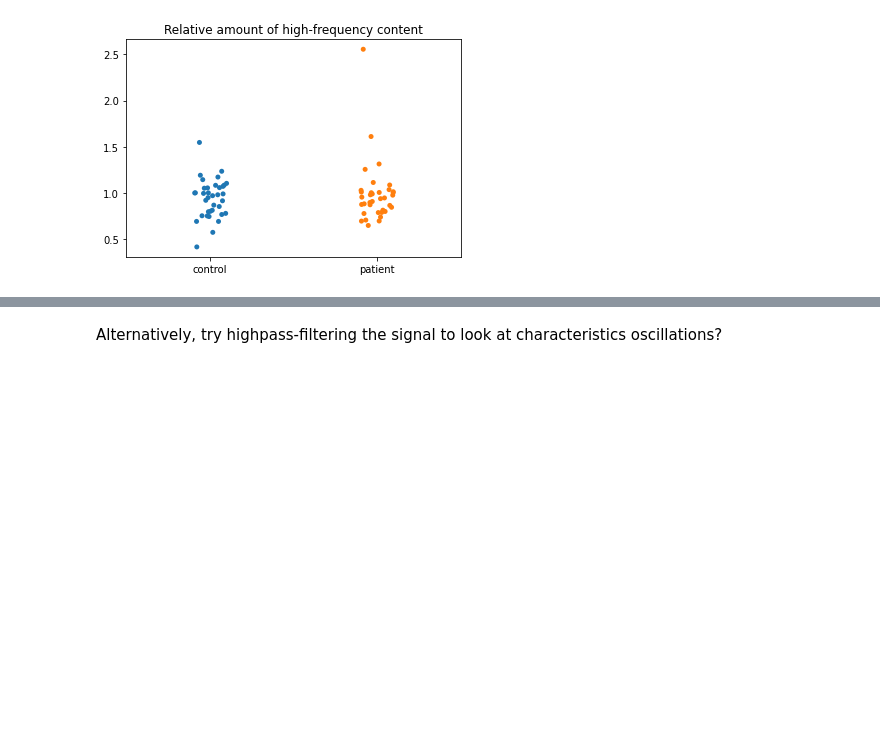
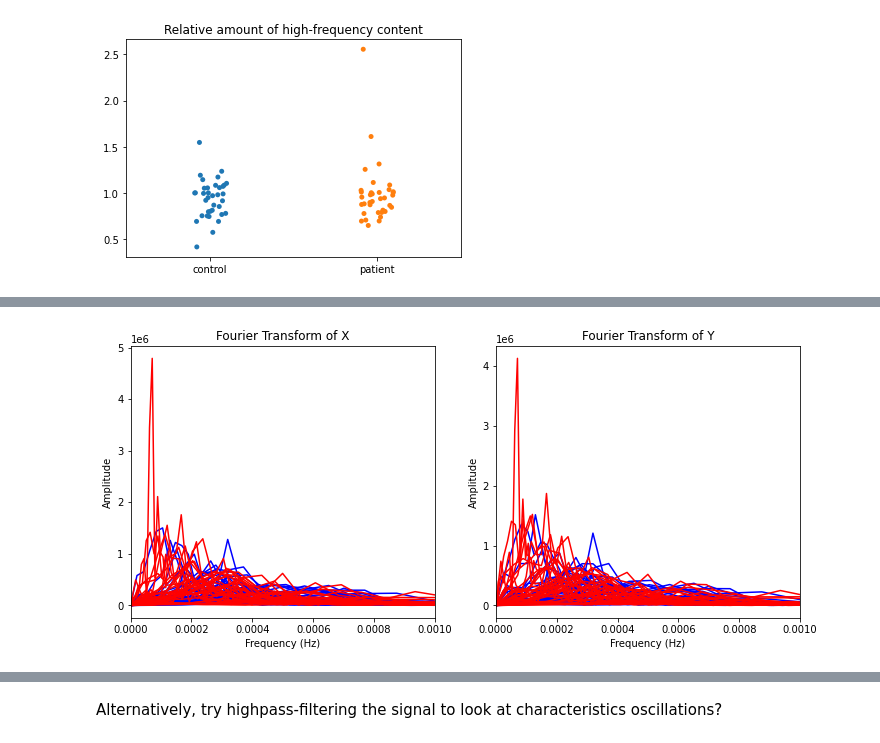
Before and after one commit to jaychandra3/NDD_Analysis, a Jupyter notebook: fourier_transform_tutorial.ipynb, the cells around one changed output, grey strips where cells are left out. Drawn from its saved outputs; the diff is of its cells as text; code cells hidden in the pictures; blank space fills up the shorter version.

```diff
--- a/fourier_transform_tutorial.ipynb
+++ b/fourier_transform_tutorial.ipynb
@@ -414,0 +417,81 @@ Text(0.5, 1.0, 'Relative amount of high-frequency content')
+# %%
+# experiments (03/30/2021)
+# not very successful
+
+cutoff = 0.001
+high_frequency_metric = []
+
+x_max_freq = []
+y_max_freq = []
+
+fx_list = []
+fy_list = []
+
+plt.figure(figsize=(12, 5))
+plt.subplot(1, 2, 1)
+plt.xlim([0, 0.001])
+plt.xlabel('Frequency (Hz)')
+plt.ylabel('Amplitude')
+plt.title('Fourier Transform of X')
+
+plt.subplot(1, 2, 2)
+plt.xlim([0, 0.001])
+plt.xlabel('Frequency (Hz)')
+plt.ylabel('Amplitude')
+plt.title('Fourier Transform of Y')
+
+for filename in controlFiles + patientFiles:
+    # get azimuth
+    #azimuth, t = azimuthPreventOverflow(filename)
+    #azimuth = azimuth - np.mean(azimuth)
+    df = pd.read_csv(filename, header = None)
+    x = df[0]
+    y = df[1]
+    t = df[2]
+
+    x = x - np.mean(x)
+    y = y - np.mean(y)
+
+    # time step
+    N = len(t)
+    dt = t[1] - t[0]
+
+    # fourier transform
+    fx = np.abs(np.fft.fft(x))
+    fy = np.abs(np.fft.fft(y))
+
+    # which frequencies does the above output correspond to?
+    freqs = np.fft.fftfreq(N, dt)
+
+    fx = fx[0:N//2]
+    fy = fy[0:N//2]
+    freqs = freqs[0:N//2]
+
+    x_max_freq.append(freqs[np.argmax(fx)])
+    y_max_freq.append(freqs[np.argmax(fy)])
+
+    fx_list.append(fx)
+    fy_list.append(fy)
+
+    plt.subplot(1, 2, 1)
+    if (filename in controlFiles):
+        plt.plot(freqs[0:70], fx[0:70], 'b')
+    else:
+        plt.plot(freqs[0:70], fx[0:70], 'r')
+
+    plt.subplot(1, 2, 2)
+    if (filename in controlFiles):
+        plt.plot(freqs[0:70], fy[0:70], 'b')
+    else:
+        plt.plot(freqs[0:70], fy[0:70], 'r')
+
+
+# plt.figure()
+# plt.plot(x_max_freq[0:len(controlFiles)], y_max_freq[0:len(controlFiles)], 'r*')
+# plt.plot(x_max_freq[len(controlFiles):], y_max_freq[len(controlFiles):], 'b*')
+
+# plt.figure()
+# labels = ['control'] * len(controlFiles) + ['patient'] * len(patientFiles)
+# sns.stripplot(x = labels, y = y_max_freq)
+# %% [output]
+[figure, added]
```
Also changed, not shown: parts of 2 cells of this notebook, 9 other files.
